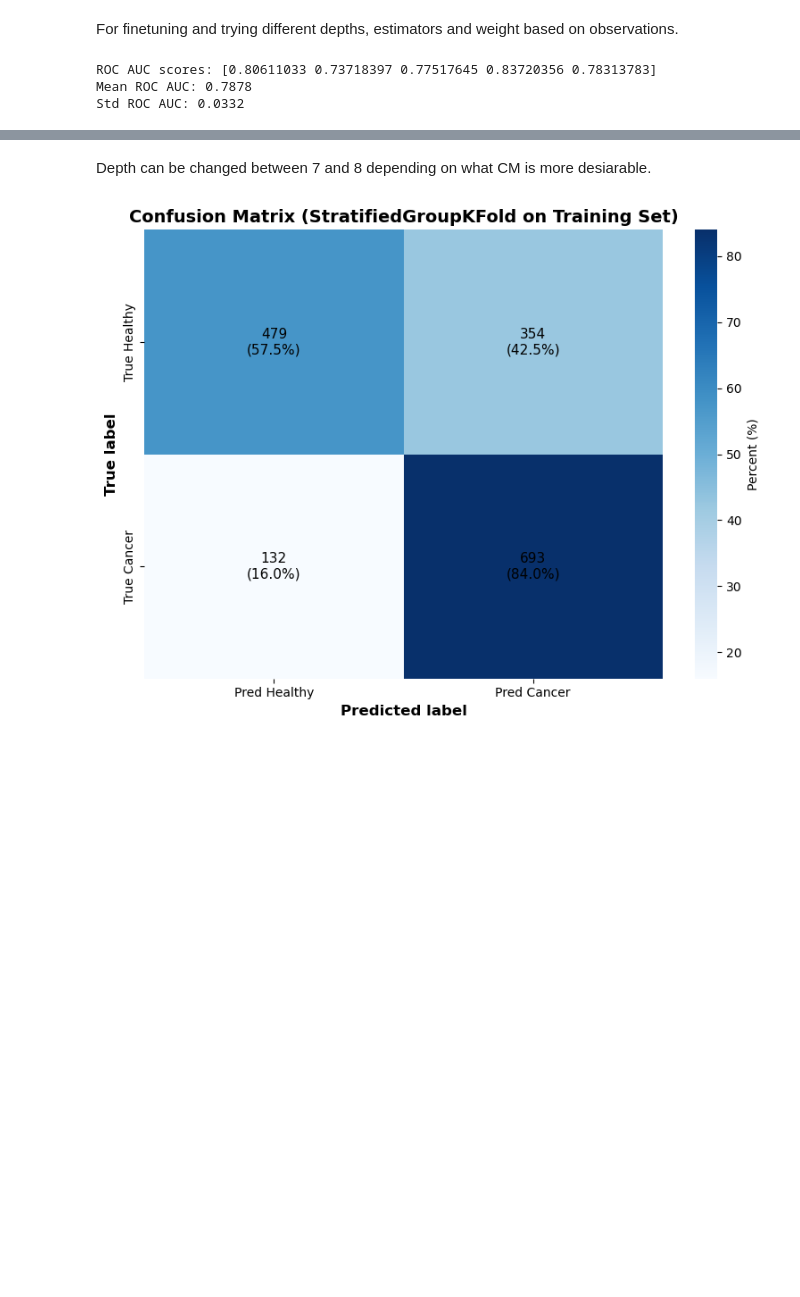
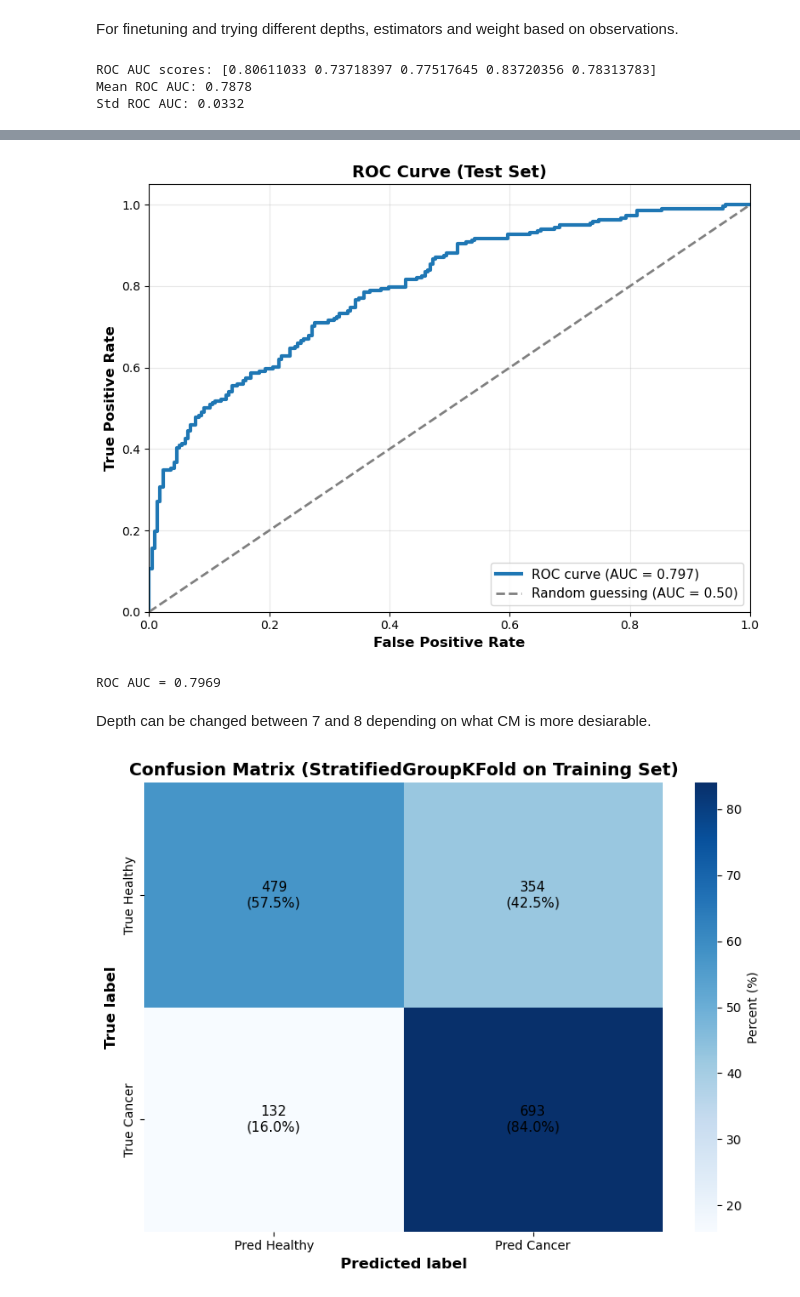
Before and after one commit to FrejaITU/2026_PDS_Whales_Also_Have_Skin_Lesions, a Jupyter notebook: src/Old Model Evaluation/random_forest.ipynb, the cells around one changed output, grey strips where cells are left out. Saved outputs shown, nothing was run; the diff lists cells and outputs as text; code cells hidden in the pictures; blank space fills up the shorter version.

```diff
--- a/src/Old Model Evaluation/random_forest.ipynb
+++ b/src/Old Model Evaluation/random_forest.ipynb
@@ -338,3 +262,37 @@ ChildProcessError: [Errno 10] No child processes
+# %%
+model = RandomForestClassifier(
+    n_estimators=300,
+    max_depth=8,
+    random_state=42,
+    class_weight="balanced"
+)
+
+model.fit(X_train, y_train)
+
+y_proba = model.predict_proba(X_test)[:, 1]
+fpr, tpr, thresholds = roc_curve(y_test, y_proba)
+roc_auc_value = auc(fpr, tpr)
+
+plt.figure(figsize=(8, 6))
+plt.plot(fpr, tpr, color='#1f77b4', linewidth=3,
+         label=f'ROC curve (AUC = {roc_auc_value:.3f})')
+plt.plot([0, 1], [0, 1], color='gray', linestyle='--', linewidth=2,
+         label='Random guessing (AUC = 0.50)')
+
+plt.xlabel('False Positive Rate', fontsize=12, fontweight='bold')
+plt.ylabel('True Positive Rate', fontsize=12, fontweight='bold')
+plt.title('ROC Curve (Test Set)', fontsize=14, fontweight='bold')
+plt.legend(loc='lower right', fontsize=11)
+plt.grid(alpha=0.3)
+plt.xlim([0.0, 1.0])
+plt.ylim([0.0, 1.05])
+plt.tight_layout()
+plt.show()
+
+print(f'ROC AUC = {roc_auc_value:.4f}')
+# %% [output]
+[figure, added]
+ROC AUC = 0.7969
 # %% [markdown]
 Depth can be changed between 7 and 8 depending on what CM is more desiarable.
 # %%
```
Also changed, not shown: parts of 3 cells of this notebook.
